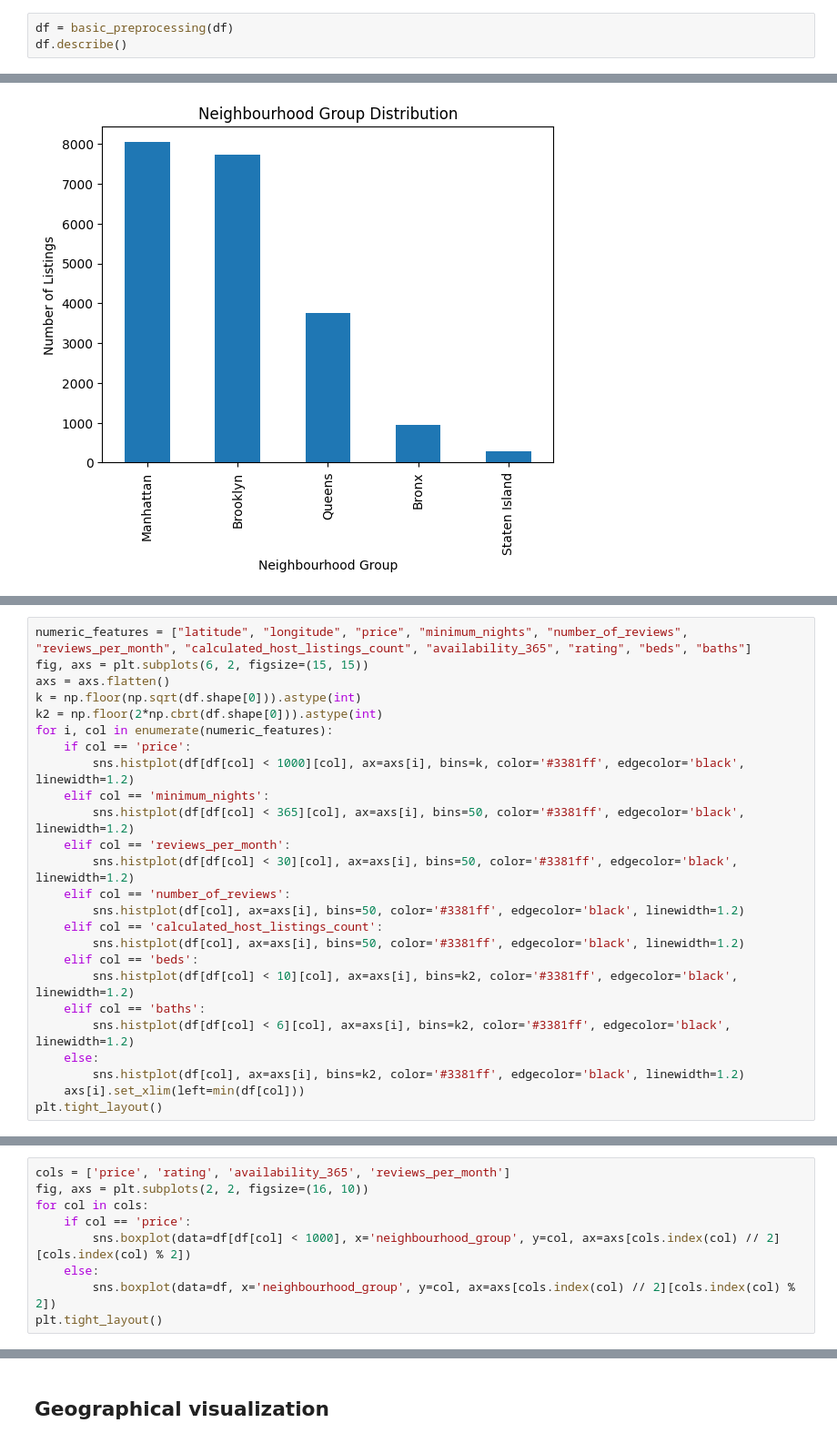
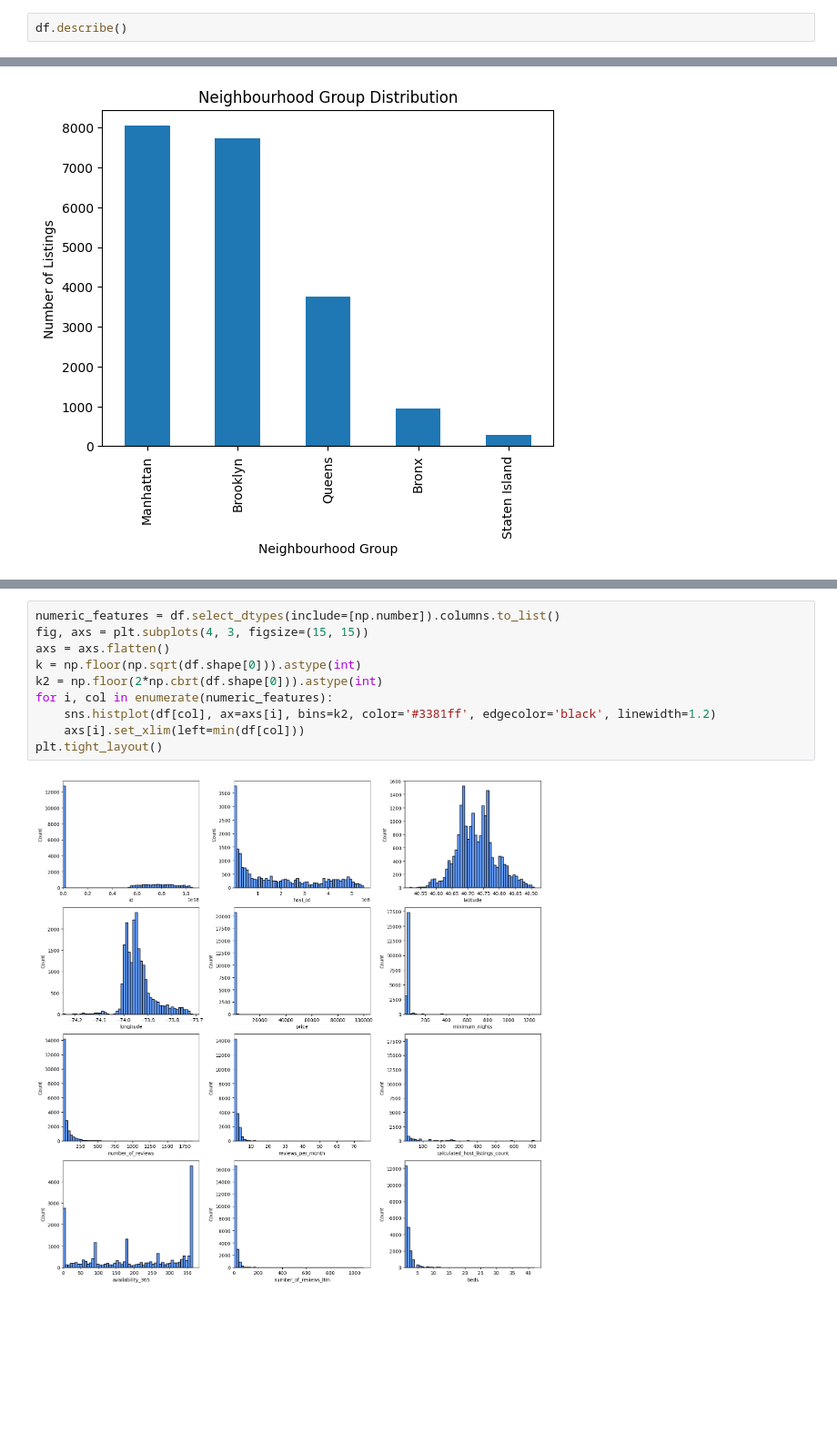
Before and after one commit to Pacholki/ML-2projekcik, a Jupyter notebook: EDA.ipynb, the cells around one changed output, grey strips where cells are left out. Shown at 91% size. Saved outputs shown, nothing was run; the diff lists cells and outputs as text; blank space fills up the shorter version.

```diff
--- a/EDA.ipynb
+++ b/EDA.ipynb
@@ -66,5 +28,4 @@ def basic_preprocessing(df):
 # %%
-df = basic_preprocessing(df)
 df.describe()
 # %% [output]
 |  | id | host_id | latitude | longitude | price | minimum_nights | number_of_reviews | reviews_per_month | ... |
@@ -104,25 +47,0 @@ plt.show()
-# %%
-numeric_features = ["latitude", "longitude", "price", "minimum_nights", "number_of_reviews", "reviews_per_month", "calculated_host_listings_count", "availability_365", "rating", "beds", "baths"]
-fig, axs = plt.subplots(6, 2, figsize=(15, 15))
-axs = axs.flatten()
-k = np.floor(np.sqrt(df.shape[0])).astype(int)
-k2 = np.floor(2*np.cbrt(df.shape[0])).astype(int)
-for i, col in enumerate(numeric_features):
-    if col == 'price':
-        sns.histplot(df[df[col] < 1000][col], ax=axs[i], bins=k, color='#3381ff', edgecolor='black', linewidth=1.2)
-    elif col == 'minimum_nights':
-        sns.histplot(df[df[col] < 365][col], ax=axs[i], bins=50, color='#3381ff', edgecolor='black', linewidth=1.2)
-    elif col == 'reviews_per_month':
-        sns.histplot(df[df[col] < 30][col], ax=axs[i], bins=50, color='#3381ff', edgecolor='black', linewidth=1.2)
-    elif col == 'number_of_reviews':
-        sns.histplot(df[col], ax=axs[i], bins=50, color='#3381ff', edgecolor='black', linewidth=1.2)
-    elif col == 'calculated_host_listings_count':
-        sns.histplot(df[col], ax=axs[i], bins=50, color='#3381ff', edgecolor='black', linewidth=1.2)
-    elif col == 'beds':
-        sns.histplot(df[df[col] < 10][col], ax=axs[i], bins=k2, color='#3381ff', edgecolor='black', linewidth=1.2)
-    elif col == 'baths':
-        sns.histplot(df[df[col] < 6][col], ax=axs[i], bins=k2, color='#3381ff', edgecolor='black', linewidth=1.2)
-    else:
-        sns.histplot(df[col], ax=axs[i], bins=k2, color='#3381ff', edgecolor='black', linewidth=1.2)
-    axs[i].set_xlim(left=min(df[col]))
-plt.tight_layout()
@@ -131,9 +47,0 @@ plt.tight_layout()
-# %%
-cols = ['price', 'rating', 'availability_365', 'reviews_per_month']
-fig, axs = plt.subplots(2, 2, figsize=(16, 10))
-for col in cols:
-    if col == 'price':
-        sns.boxplot(data=df[df[col] < 1000], x='neighbourhood_group', y=col, ax=axs[cols.index(col) // 2][cols.index(col) % 2])
-    else:
-        sns.boxplot(data=df, x='neighbourhood_group', y=col, ax=axs[cols.index(col) // 2][cols.index(col) % 2])
-plt.tight_layout()
@@ -152,2 +48,12 @@ sns.heatmap(corr, annot=True, fmt=".2f", cmap='coolwarm')
-# %% [markdown]
-## Geographical visualization
+# %%
+numeric_features = df.select_dtypes(include=[np.number]).columns.to_list()
+fig, axs = plt.subplots(4, 3, figsize=(15, 15))
+axs = axs.flatten()
+k = np.floor(np.sqrt(df.shape[0])).astype(int)
+k2 = np.floor(2*np.cbrt(df.shape[0])).astype(int)
+for i, col in enumerate(numeric_features):
+    sns.histplot(df[col], ax=axs[i], bins=k2, color='#3381ff', edgecolor='black', linewidth=1.2)
+    axs[i].set_xlim(left=min(df[col]))
+plt.tight_layout()
+# %% [output]
+[figure, added]
```
Also changed, not shown: parts of 12 cells of this notebook.
